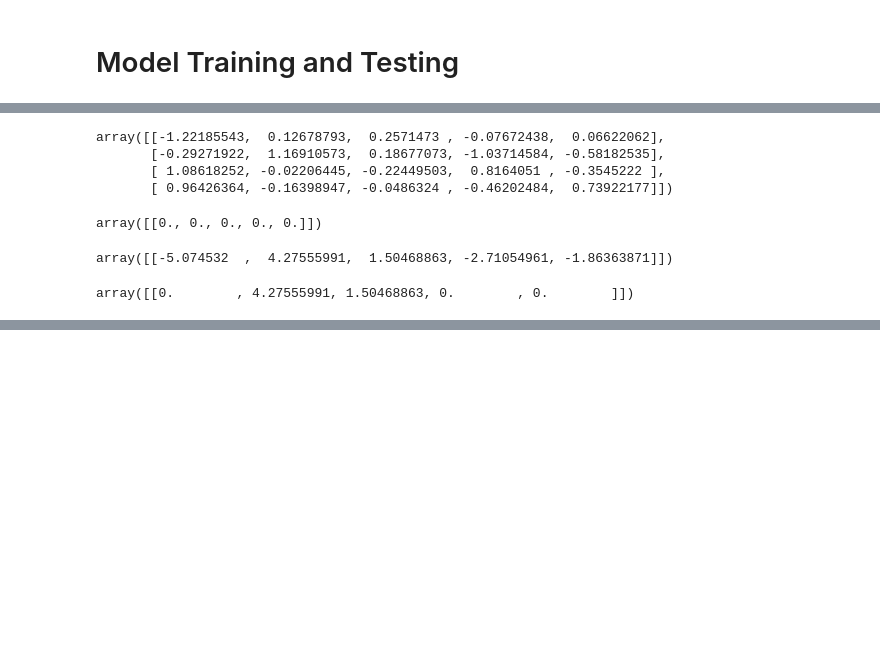
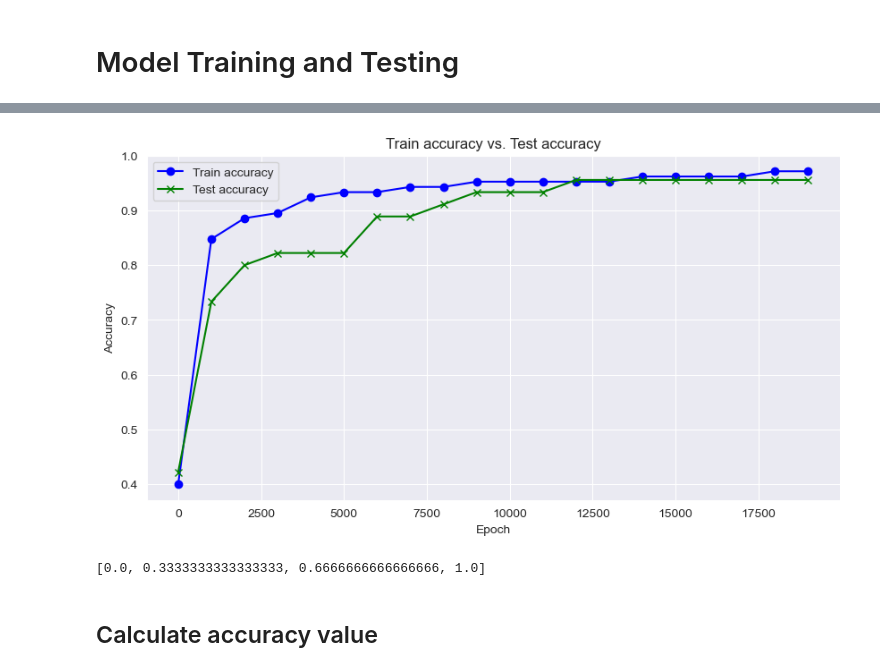
Before and after one commit to TaoLyn838/NeuralNetwork, a Jupyter notebook: Perceptron/multiPerceptron.ipynb, the cells around one changed output, grey strips where cells are left out. Drawn from its saved outputs; the diff is of its cells as text; code cells hidden in the pictures; blank space fills up the shorter version.

Commit message:
Updated multi-Layer perceptron.

```diff
--- a/Perceptron/multiPerceptron.ipynb
+++ b/Perceptron/multiPerceptron.ipynb
@@ -190,4 +197,5 @@ Y = df['Species']
 x_train, x_test, y_train, y_test = random_train_test_split(X, Y, test_size_percentage=0.30)
 # %%
 input_size = x_train.shape[1]
-input_size
+hidden_size = 20
+output_size = 3
@@ -203,22 +202,4 @@ w1 = np.random.randn(input_size, 5) * np.sqrt(2/5)
-# %%
-w1
-# %% [output]
-array([[-1.22185543,  0.12678793,  0.2571473 , -0.07672438,  0.06622062],
-       [-0.29271922,  1.16910573,  0.18677073, -1.03714584, -0.58182535],
-       [ 1.08618252, -0.02206445, -0.22449503,  0.8164051 , -0.3545222 ],
-       [ 0.96426364, -0.16398947, -0.0486324 , -0.46202484,  0.73922177]])
-# %%
-b1 = np.zeros((1, 5))
-b1
-# %% [output]
-array([[0., 0., 0., 0., 0.]])
-# %%
-h1 = np.dot(x, w1) + b1
-h1
-# %% [output]
-array([[-5.074532  ,  4.27555991,  1.50468863, -2.71054961, -1.86363871]])
-# %%
-h1 = np.array(h1)
-np.maximum(0, h1)
-# %% [output]
-array([[0.        , 4.27555991, 1.50468863, 0.        , 0.        ]])
+# %%
+model = MultiLayerPerceptron(input_size, hidden_size, output_size)
+train_predicts, train_loss, test_predicts, test_loss = model.train(x_train, x_test, y_train, y_test, epoch=20000)
+# %% [output]
@@ -224,0 +226 @@ array([[0.        , 4.27555991, 1.50468863, 0.        , 0.        ]])
+[figure, added]
@@ -224,0 +229,8 @@ array([[0.        , 4.27555991, 1.50468863, 0.        , 0.        ]])
+# %%
+y_points = [0.25, 0.5, 0.75, 1.00]
+y_points_normalized = [(y - min(y_points)) / (max(y_points) - min(y_points)) for y in y_points]
+y_points_normalized
+# %% [output]
+[0.0, 0.3333333333333333, 0.6666666666666666, 1.0]
+# %% [markdown]
+## Calculate accuracy value
```
Also changed, not shown: parts of 35 cells of this notebook, 1 other file.
